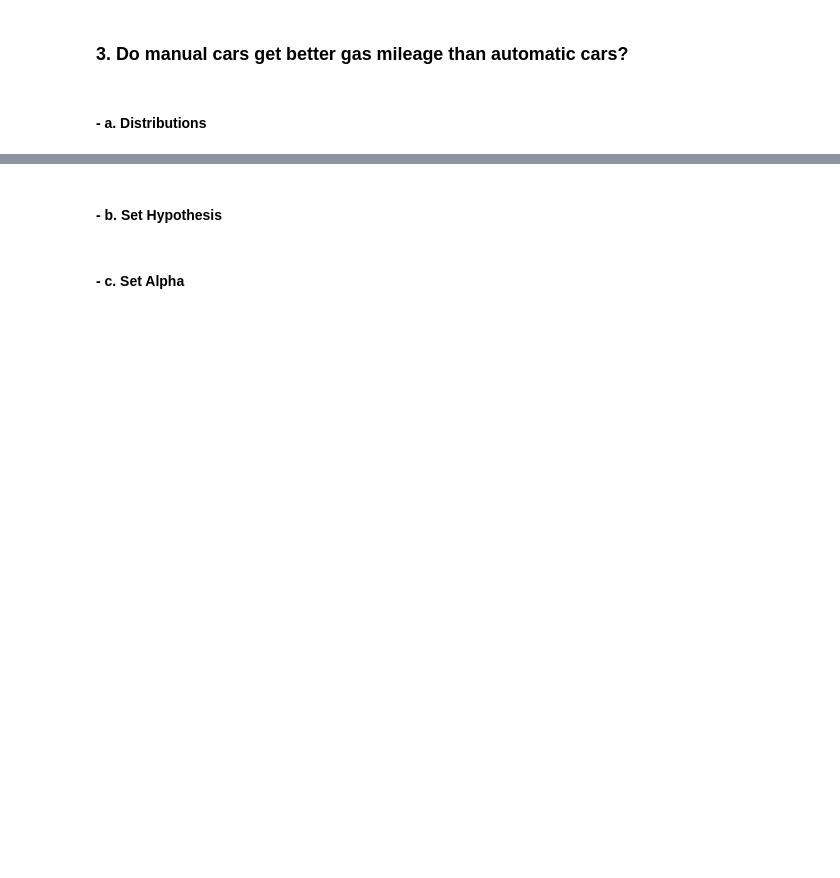
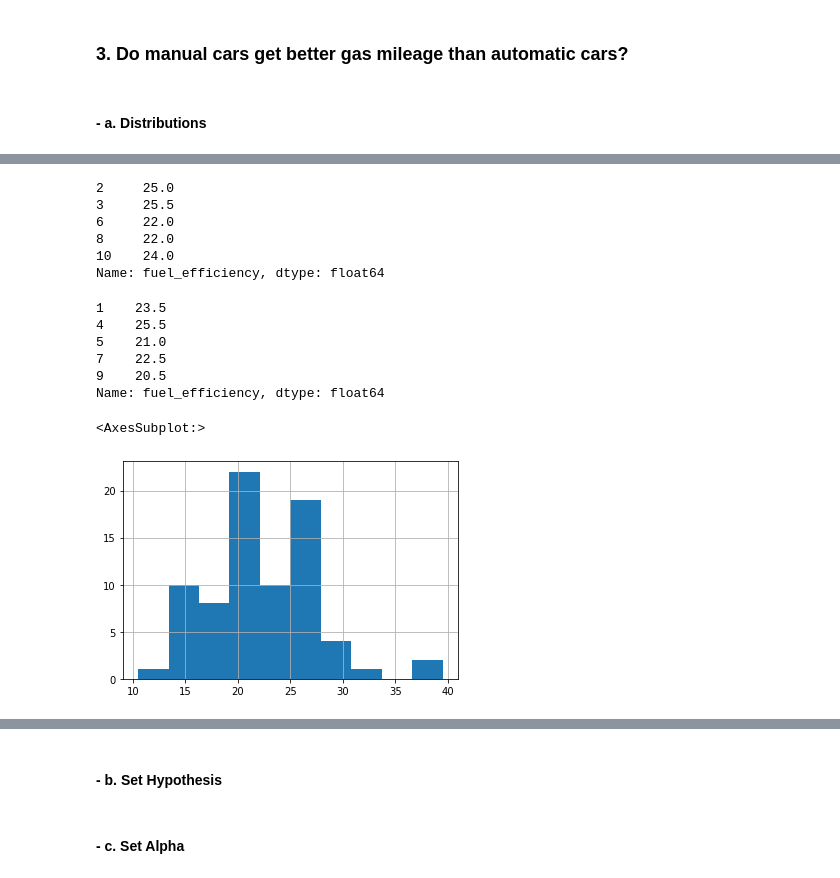
Before and after one commit to rachelrobbinsmayhill/statistics_exercises, a Jupyter notebook: hypothesis_testing.ipynb, the cells around one changed output, grey strips where cells are left out. Cells and saved outputs as stored; diff of their text form; code cells hidden in the pictures; blank space fills up the shorter version.

```diff
--- a/hypothesis_testing.ipynb
+++ b/hypothesis_testing.ipynb
@@ -410,0 +412,25 @@ We reject the H0.
+# %%
+manuals = mpg[mpg.trans.str.contains('manual')].fuel_efficiency
+manuals.head()
+# %% [output]
+2     25.0
+3     25.5
+6     22.0
+8     22.0
+10    24.0
+Name: fuel_efficiency, dtype: float64
+# %%
+automatic = mpg[mpg.trans.str.contains('auto')].fuel_efficiency
+automatic.head()
+# %% [output]
+1    23.5
+4    25.5
+5    21.0
+7    22.5
+9    20.5
+Name: fuel_efficiency, dtype: float64
+# %%
+manuals.hist()
+# %% [output]
+<AxesSubplot:>
+[figure, added]
```
Also changed, not shown: parts of 53 cells of this notebook.
